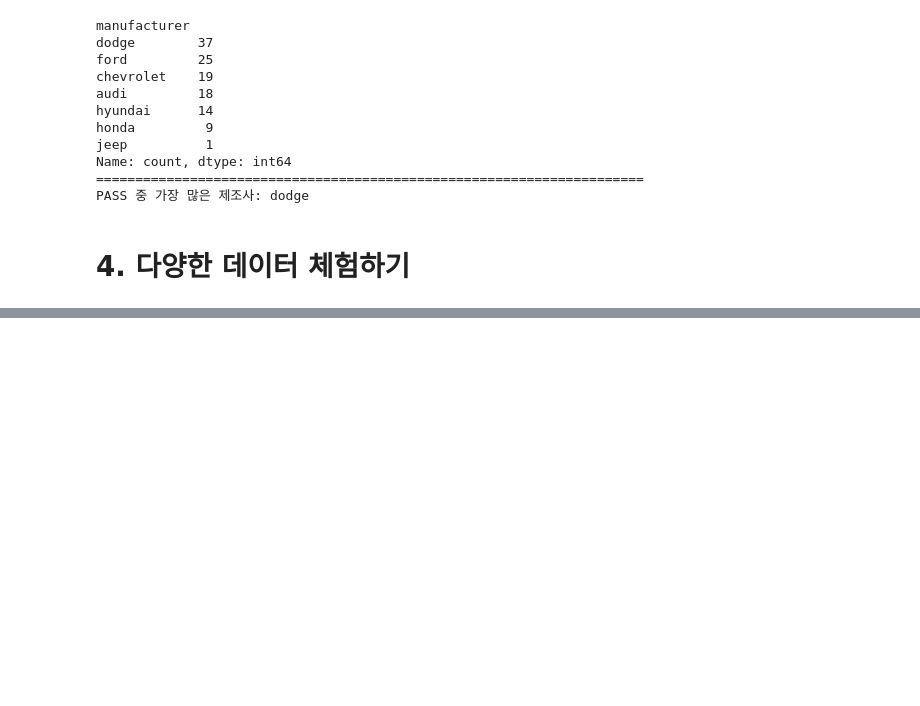
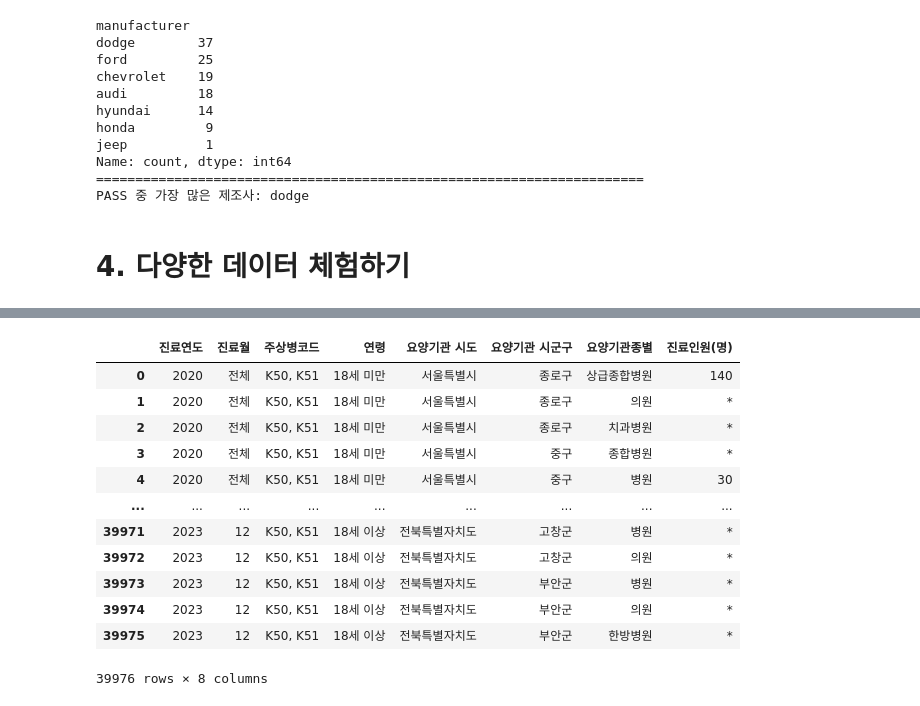
Before and after one commit to yojeongyujeong/yogurtyojung, a Jupyter notebook: 04_판다스_blank.ipynb, the cells around one changed output, grey strips where cells are left out. Cells and saved outputs as stored; diff of their text form; code cells hidden in the pictures; blank space fills up the shorter version.

```diff
--- a/04_판다스_blank.ipynb
+++ b/04_판다스_blank.ipynb
@@ -1144,0 +1181,18 @@ PASS 중 가장 많은 제조사: dodge
+# %%
+import pandas as pd
+shiiiiiit_man = pd.read_excel("data/국민건강보험공단_특정 상병별 요양기관종별 및 진료과목별 및 시군구별 진료인원_20231231.xlsx", sheet_name="Sheet5")
+shiiiiiit_man
+# %% [output]
+|  | 진료연도 | 진료월 | 주상병코드 | 연령 | 요양기관 시도 | 요양기관 시군구 | 요양기관종별 | 진료인원(명) |
+| 0 | 2020 | 전체 | K50, K51 | 18세 미만 | 서울특별시 | 종로구 | 상급종합병원 | 140 |
+| 1 | 2020 | 전체 | K50, K51 | 18세 미만 | 서울특별시 | 종로구 | 의원 | * |
+| 2 | 2020 | 전체 | K50, K51 | 18세 미만 | 서울특별시 | 종로구 | 치과병원 | * |
+| 3 | 2020 | 전체 | K50, K51 | 18세 미만 | 서울특별시 | 중구 | 종합병원 | * |
+| 4 | 2020 | 전체 | K50, K51 | 18세 미만 | 서울특별시 | 중구 | 병원 | 30 |
+| ... | ... | ... | ... | ... | ... | ... | ... | ... |
+| 39971 | 2023 | 12 | K50, K51 | 18세 이상 | 전북특별자치도 | 고창군 | 병원 | * |
+| 39972 | 2023 | 12 | K50, K51 | 18세 이상 | 전북특별자치도 | 고창군 | 의원 | * |
+| 39973 | 2023 | 12 | K50, K51 | 18세 이상 | 전북특별자치도 | 부안군 | 병원 | * |
+| 39974 | 2023 | 12 | K50, K51 | 18세 이상 | 전북특별자치도 | 부안군 | 의원 | * |
+| 39975 | 2023 | 12 | K50, K51 | 18세 이상 | 전북특별자치도 | 부안군 | 한방병원 | * |
+39976 rows × 8 columns
```
Also changed, not shown: parts of 4 cells of this notebook, 2 other files.
